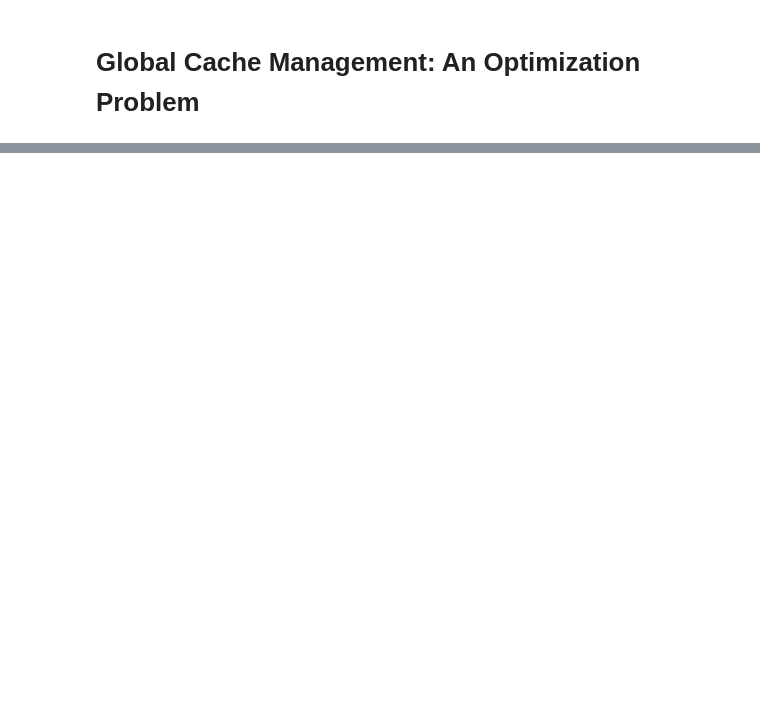
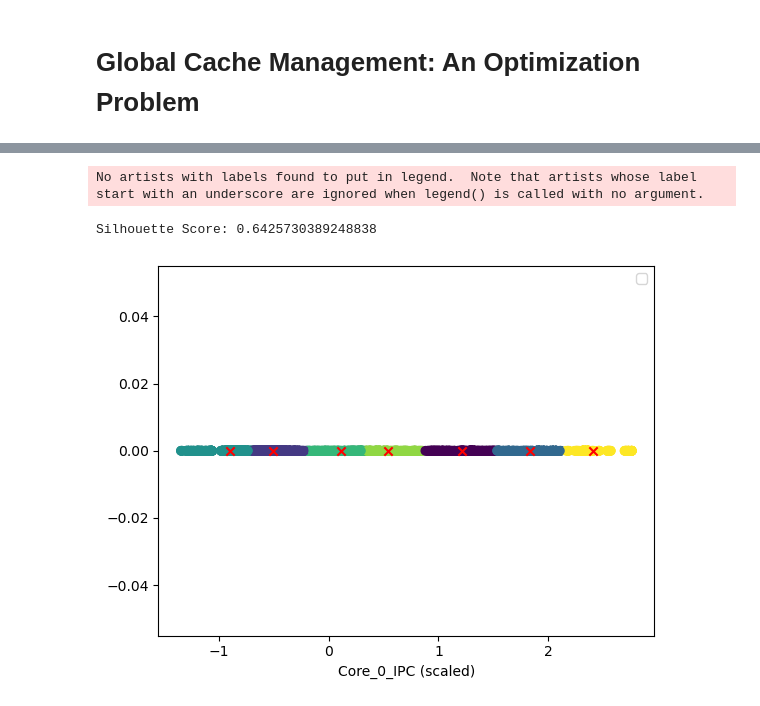
Before and after one commit to nishanthsmurthy24/CacheSim, a Jupyter notebook: experiments/EE8367_Project.ipynb, the cells around one changed output, grey strips where cells are left out. Saved outputs shown, nothing was run; the diff lists cells and outputs as text; code cells hidden in the pictures; blank space fills up the shorter version.

```diff
--- a/experiments/EE8367_Project.ipynb
+++ b/experiments/EE8367_Project.ipynb
@@ -331,0 +374,43 @@ plt.show()
+# %%
+import pandas as pd
+from sklearn.cluster import KMeans
+from sklearn.preprocessing import StandardScaler
+import matplotlib.pyplot as plt
+
+# Load your data into a DataFrame
+data = pd.read_csv("1C_LLC.csv")
+
+# Extract the 'Core_0_IPC' feature
+X = data[['Core_0_IPC']]
+
+# Scale the features
+scaler = StandardScaler()
+X_scaled = scaler.fit_transform(X)
+
+# Choose the number of clusters (you can use techniques like elbow method)
+num_clusters = 7
+
+# Apply K-means algorithm
+kmeans = KMeans(n_clusters=num_clusters)
+kmeans.fit(X_scaled)
+labels = kmeans.labels_
+
+# Add cluster labels to the DataFrame
+data['Cluster'] = labels
+
+# Optional: Evaluate clusters
+# For example, silhouette score
+from sklearn.metrics import silhouette_score
+silhouette_avg = silhouette_score(X_scaled, labels)
+print("Silhouette Score:", silhouette_avg)
+
+# Optional: Visualize clusters
+plt.scatter(X_scaled[:, 0], [0] * len(X_scaled), c=labels, cmap='viridis')
+plt.scatter(kmeans.cluster_centers_[:, 0], [0]*num_clusters, marker='x', color='red')
+plt.xlabel('Core_0_IPC (scaled)')
+plt.legend()
+plt.show()
+# %% [output]
+No artists with labels found to put in legend.  Note that artists whose label start with an underscore are ignored when legend() is called with no argument.
+Silhouette Score: 0.6425730389248838
+[figure, added]
```
Also changed, not shown: parts of 13 cells of this notebook, 3 other files.
